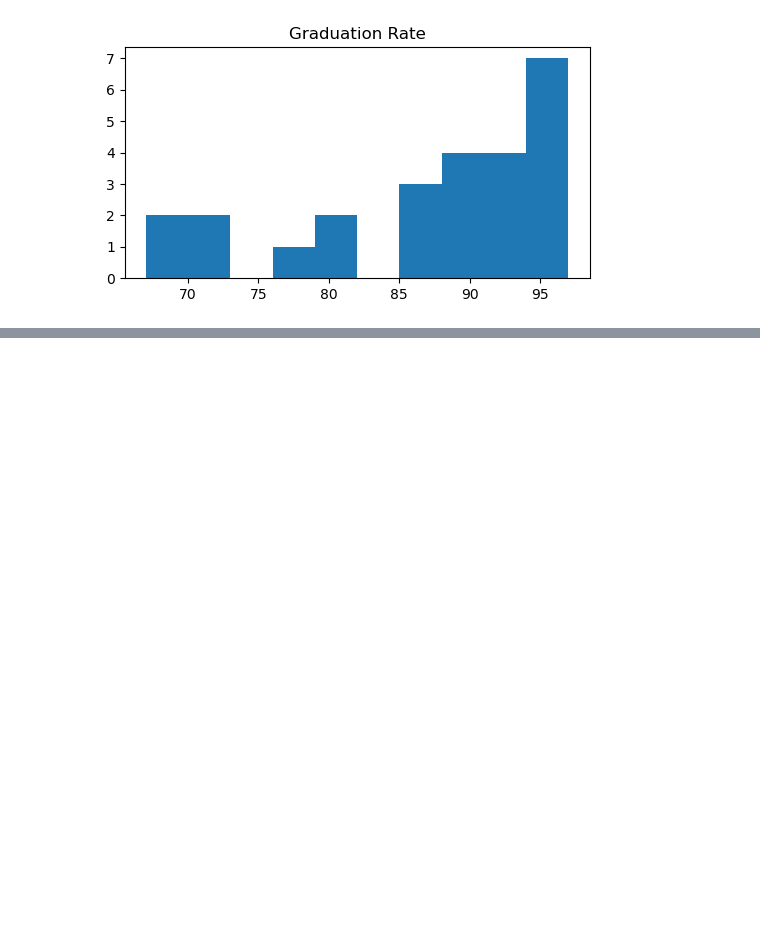
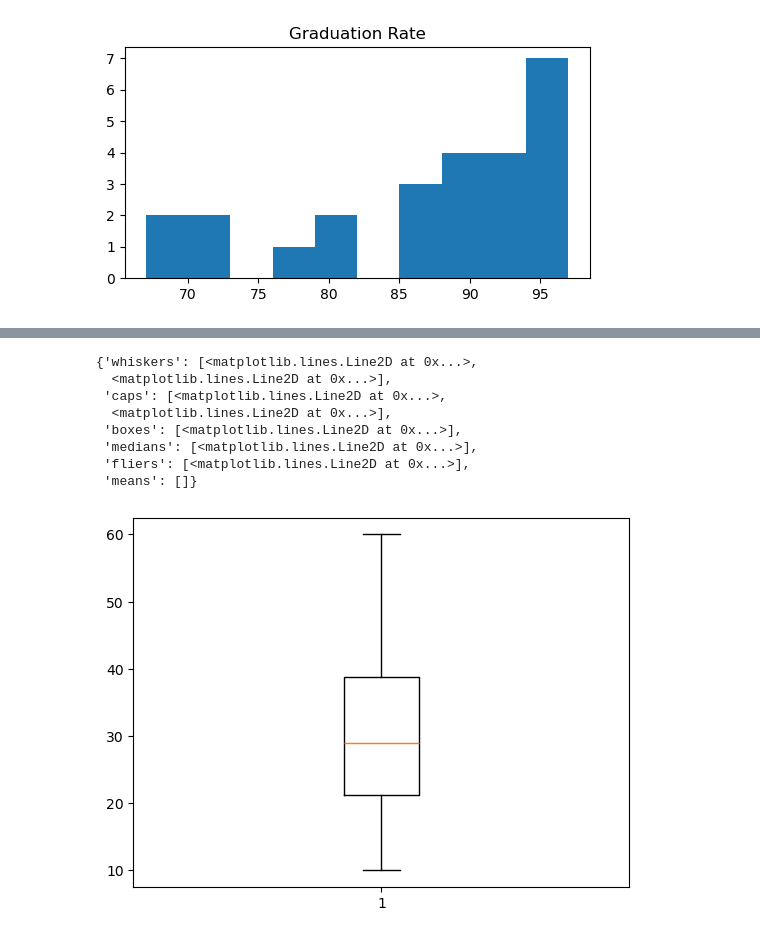
Before and after one commit to prasanna2417/AIML-PROJECT1, a Jupyter notebook: descriptive_stats.ipynb, the cells around one changed output, grey strips where cells are left out. Drawn from its saved outputs; the diff is of its cells as text; code cells hidden in the pictures; blank space fills up the shorter version.

```diff
--- a/descriptive_stats.ipynb
+++ b/descriptive_stats.ipynb
@@ -65,0 +96,12 @@ plt.hist(df["GradRate"])
+# %%
+plt.boxplot(scores)
+# %% [output]
+{'whiskers': [<matplotlib.lines.Line2D at 0x...>,
+  <matplotlib.lines.Line2D at 0x...>],
+ 'caps': [<matplotlib.lines.Line2D at 0x...>,
+  <matplotlib.lines.Line2D at 0x...>],
+ 'boxes': [<matplotlib.lines.Line2D at 0x...>],
+ 'medians': [<matplotlib.lines.Line2D at 0x...>],
+ 'fliers': [<matplotlib.lines.Line2D at 0x...>],
+ 'means': []}
+[figure, added]
```
Also changed, not shown: parts of 15 cells of this notebook.
